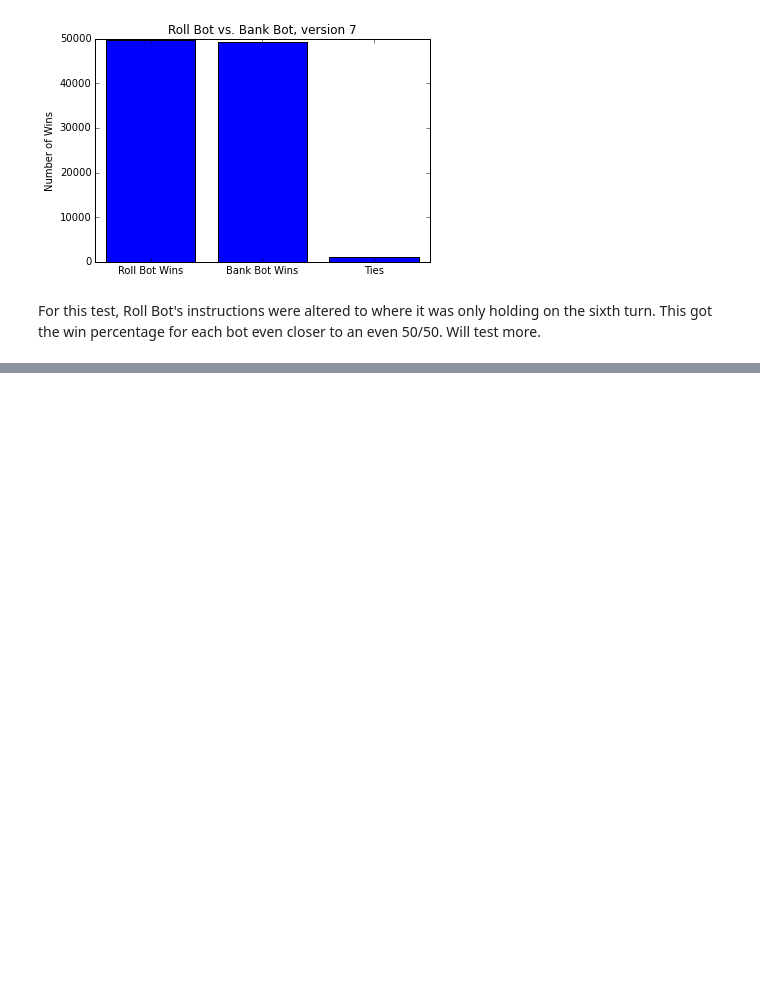
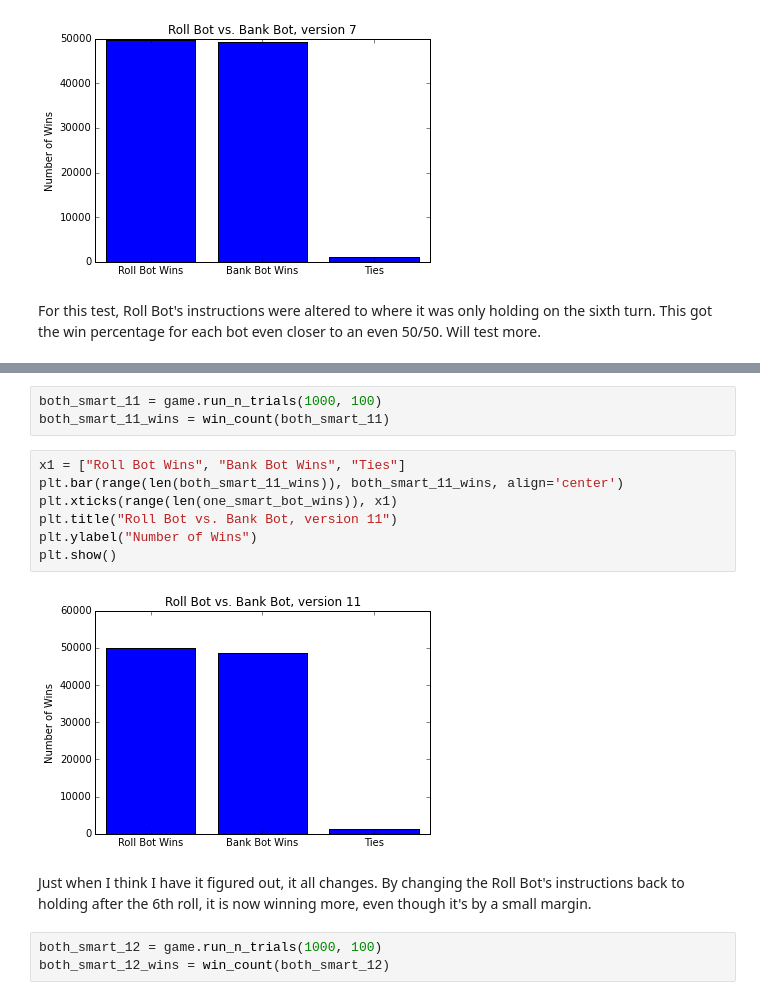
Before and after one commit to tiy-gvl-python-2015-09/ultimate-pig, a Jupyter notebook: This is the one to look at.ipynb, the cells around one changed output, grey strips where cells are left out. Drawn from its saved outputs; the diff is of its cells as text; blank space fills up the shorter version.

```diff
--- a/This is the one to look at.ipynb
+++ b/This is the one to look at.ipynb
@@ -288,0 +331,17 @@ For this test, Roll Bot's instructions were altered to where it was only holding
+# %%
+both_smart_11 = game.run_n_trials(1000, 100)
+both_smart_11_wins = win_count(both_smart_11)
+# %%
+x1 = ["Roll Bot Wins", "Bank Bot Wins", "Ties"]
+plt.bar(range(len(both_smart_11_wins)), both_smart_11_wins, align='center')
+plt.xticks(range(len(one_smart_bot_wins)), x1)
+plt.title("Roll Bot vs. Bank Bot, version 11")
+plt.ylabel("Number of Wins")
+plt.show()
+# %% [output]
+[figure, added]
+# %% [markdown]
+Just when I think I have it figured out, it all changes.  By changing the Roll Bot's instructions back to holding after the 6th roll, it is now winning more, even though it's by a small margin.
+# %%
+both_smart_12 = game.run_n_trials(1000, 100)
+both_smart_12_wins = win_count(both_smart_12)
```
Also changed, not shown: parts of 12 cells of this notebook.
